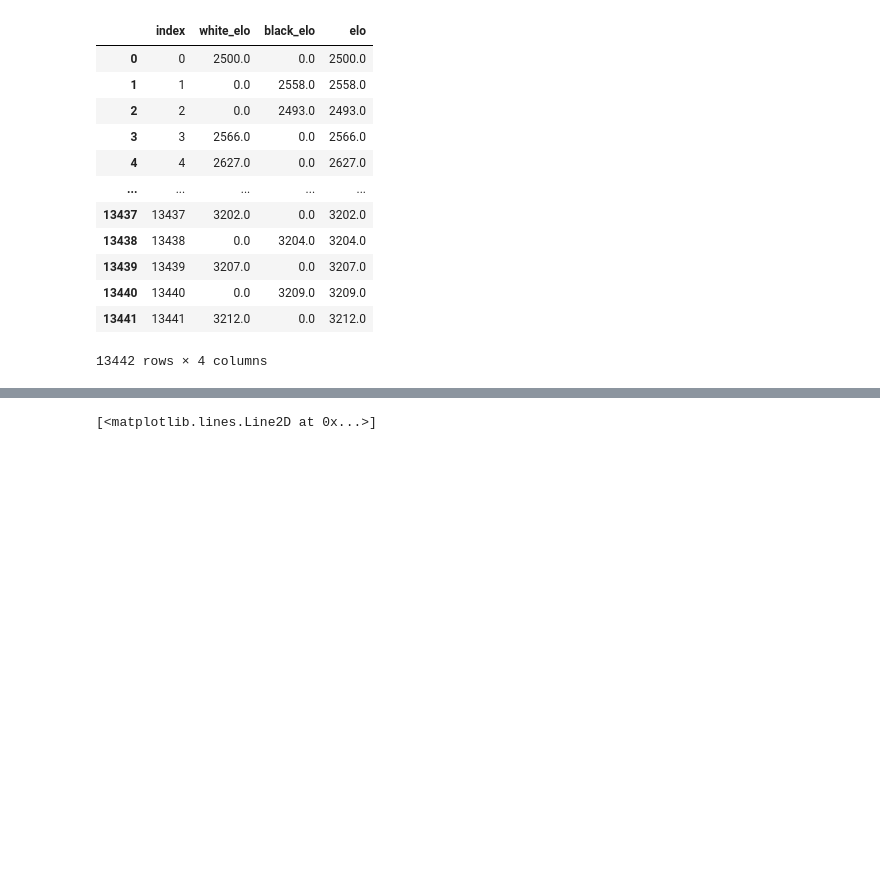
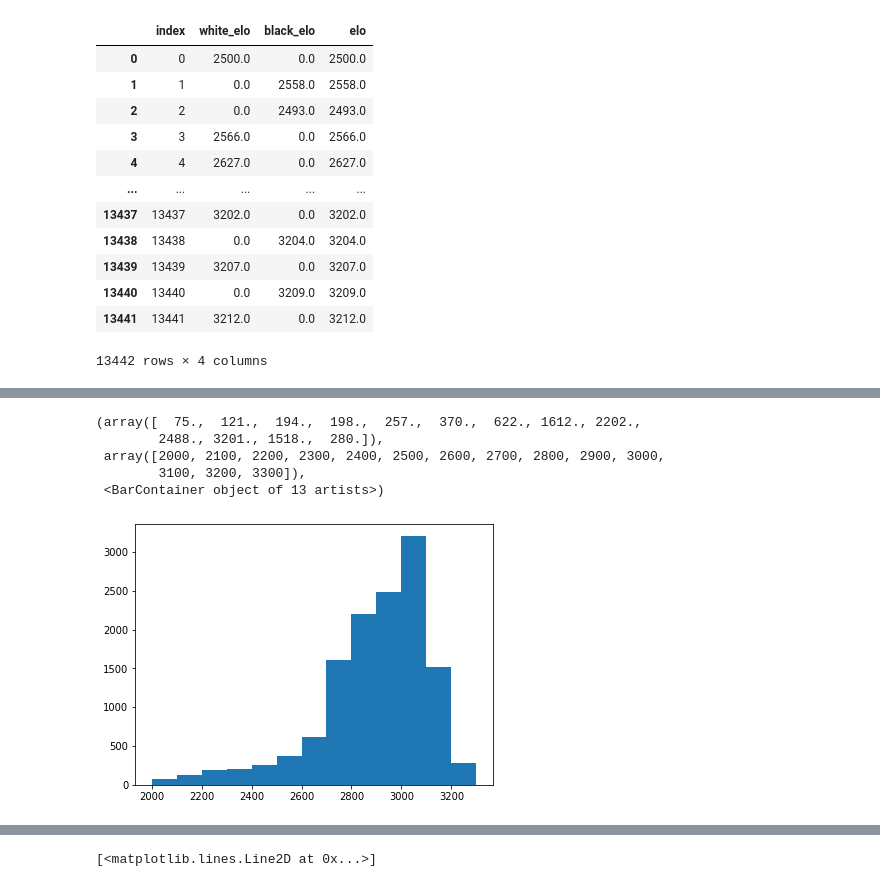
Before and after one commit to dealom/Magnus-Carlsen-Lichess-Games-Dataset-Analysis, a Jupyter notebook: Analysis.ipynb, the cells around one changed output, grey strips where cells are left out. Cells and saved outputs as stored; diff of their text form; code cells hidden in the pictures; blank space fills up the shorter version.

```diff
--- a/Analysis.ipynb
+++ b/Analysis.ipynb
@@ -89,3 +89,12 @@ magnuselo
 | 13440 | 13440 | 0.0 | 3209.0 | 3209.0 |
 | 13441 | 13441 | 3212.0 | 0.0 | 3212.0 |
 13442 rows × 4 columns
+# %%
+opponentwhiteelo = cg.loc[(cg.white!='Magnus Carlsen'),['white_elo']]
+opponentwhiteelo.reset_index(inplace=True)
+opponentblackelo = cg.loc[(cg.black!='Magnus Carlsen'),['black_elo']]
+opponentblackelo.reset_index(inplace=True)
+opponentelo = opponentwhiteelo.merge(opponentblackelo,how='outer',on='index',sort=True)
+opponentelo = opponentelo.fillna(0)
+opponentelo['elo']= opponentelo.apply(lambda row: mergeelo(row),axis=1)
+opponentelo
@@ -91,0 +136,9 @@ magnuselo
+# %%
+plt.hist(opponentelo.elo,bins=[x for x in range(2000,3301,100)])
+# %% [output]
+(array([  75.,  121.,  194.,  198.,  257.,  370.,  622., 1612., 2202.,
+        2488., 3201., 1518.,  280.]),
+ array([2000, 2100, 2200, 2300, 2400, 2500, 2600, 2700, 2800, 2900, 3000,
+        3100, 3200, 3300]),
+ <BarContainer object of 13 artists>)
+[figure, added]
```
Also changed, not shown: parts of 8 cells of this notebook.
